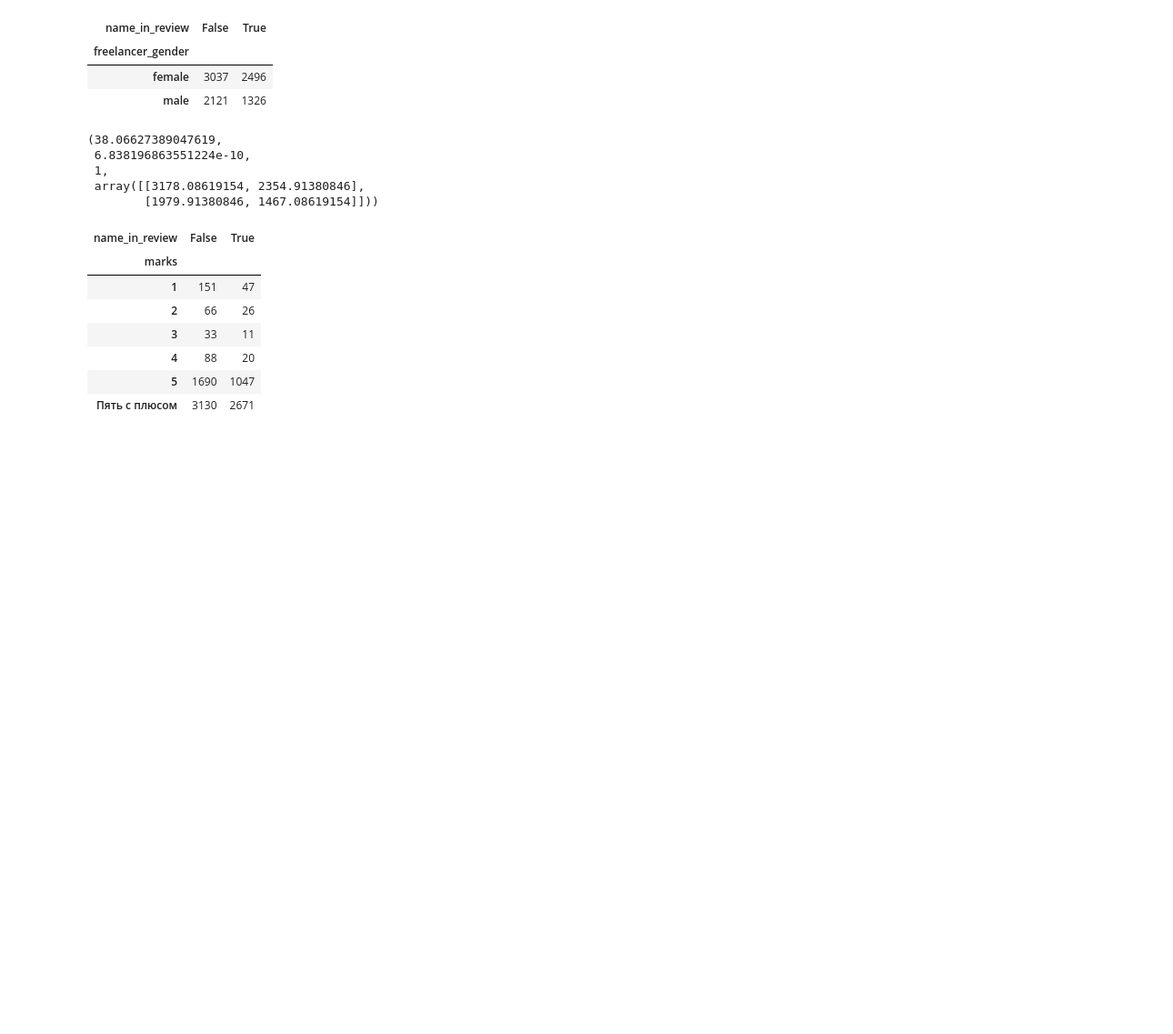
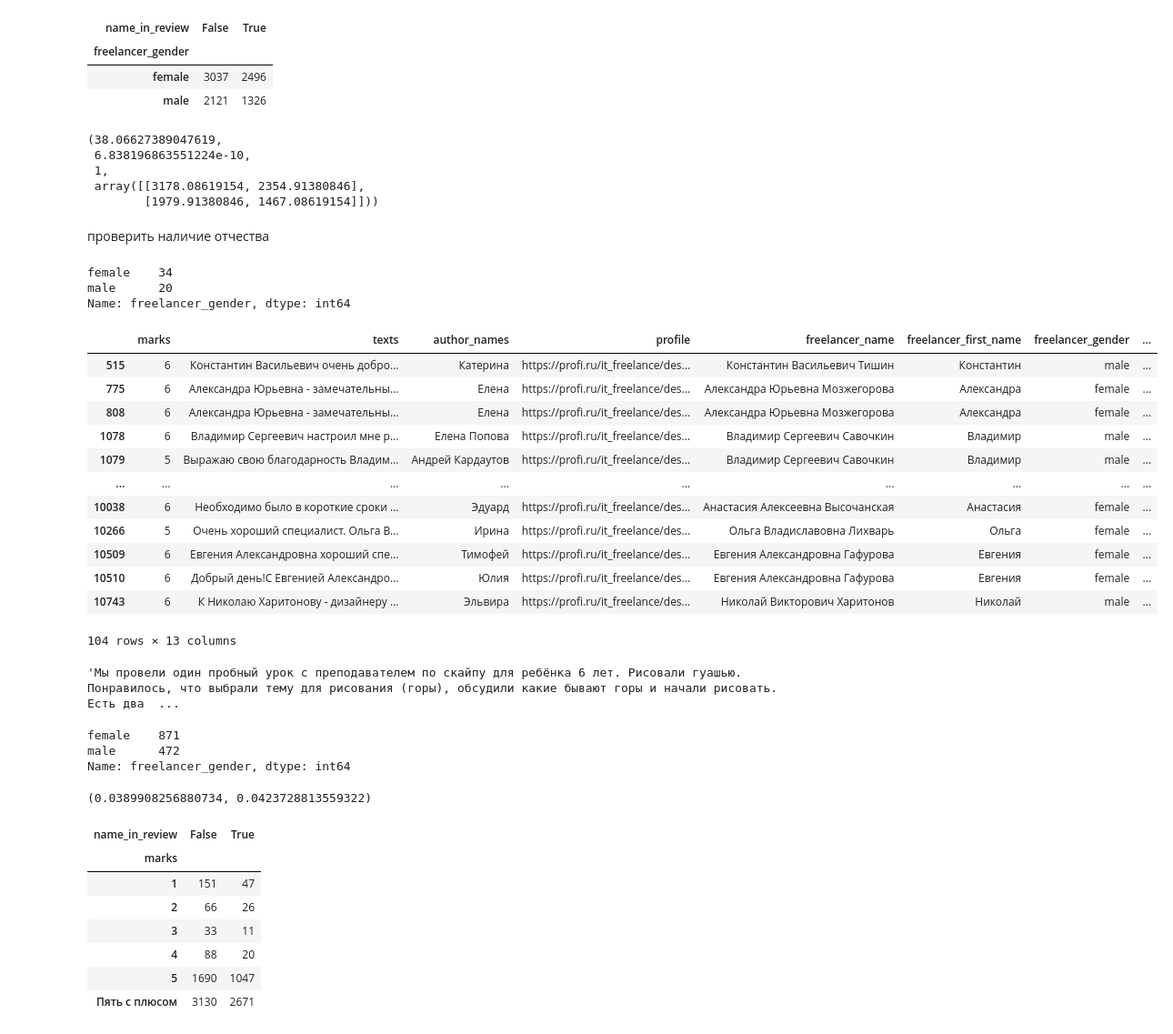
Before and after one commit to nezubkova/nlp-gender, a Jupyter notebook: analysis.ipynb, the cells around one changed output. Shown: that part at 91% size. Cells and saved outputs as stored; diff of their text form; code cells hidden in the pictures; blank space fills up the shorter version.

```diff
--- a/analysis.ipynb
+++ b/analysis.ipynb
@@ -130,6 +156,44 @@ chi2_contingency(ct2)
  1,
  array([[3178.08619154, 2354.91380846],
         [1979.91380846, 1467.08619154]]))
+# %% [markdown]
+проверить наличие отчества
+# %%
+with_reviews[with_reviews.texts.str.contains('вич ') | with_reviews.texts.str.contains('вна ')].drop_duplicates(subset='freelancer_name').freelancer_gender.value_counts()
+# %% [output]
+female    34
+male      20
+Name: freelancer_gender, dtype: int64
+# %%
+with_reviews[with_reviews.texts.str.contains('вич ') | with_reviews.texts.str.contains('евна ') | with_reviews.texts.str.contains('евной') | with_reviews.texts.str.contains('овна ') | with_reviews.texts.str.contains('овной ')]
+# %% [output]
+|  | marks | texts | author_names | profile | freelancer_name | freelancer_first_name | freelancer_gender | ... |
+| 515 | 6 | Константин Васильевич очень добро... | Катерина | https://profi.ru/it_freelance/des... | Константин Васильевич Тишин | Константин | male | ... |
+| 775 | 6 | Александра Юрьевна - замечательны... | Елена | https://profi.ru/it_freelance/des... | Александра Юрьевна Мозжегорова | Александра | female | ... |
+| 808 | 6 | Александра Юрьевна - замечательны... | Елена | https://profi.ru/it_freelance/des... | Александра Юрьевна Мозжегорова | Александра | female | ... |
+| 1078 | 6 | Владимир Сергеевич настроил мне р... | Елена Попова | https://profi.ru/it_freelance/des... | Владимир Сергеевич Савочкин | Владимир | male | ... |
+| 1079 | 5 | Выражаю свою благодарность Владим... | Андрей Кардаутов | https://profi.ru/it_freelance/des... | Владимир Сергеевич Савочкин | Владимир | male | ... |
+| ... | ... | ... | ... | ... | ... | ... | ... | ... |
+| 10038 | 6 | Необходимо было в короткие сроки ... | Эдуард | https://profi.ru/it_freelance/des... | Анастасия Алексеевна Высочанская | Анастасия | female | ... |
+| 10266 | 5 | Очень хороший специалист. Ольга В... | Ирина | https://profi.ru/it_freelance/des... | Ольга Владиславовна Лихварь | Ольга | female | ... |
+| 10509 | 6 | Евгения Александровна хороший спе... | Тимофей | https://profi.ru/it_freelance/des... | Евгения Александровна Гафурова | Евгения | female | ... |
+| 10510 | 6 | Добрый день!С Евгенией Александро... | Юлия | https://profi.ru/it_freelance/des... | Евгения Александровна Гафурова | Евгения | female | ... |
+| 10743 | 6 | К Николаю Харитонову - дизайнеру ... | Эльвира | https://profi.ru/it_freelance/des... | Николай Викторович Харитонов | Николай | male | ... |
+104 rows × 13 columns
+# %%
+with_reviews.loc[3969].texts
+# %% [output]
+'Мы провели один пробный урок с преподавателем по скайпу для ребёнка 6 лет. Рисовали гуашью. Понравилось, что выбрали тему для рисования (горы), обсудили какие бывают горы и начали рисовать. Есть два  ...
+# %%
+with_reviews.drop_duplicates(subset='freelancer_name').freelancer_gender.value_counts()
+# %% [output]
+female    871
+male      472
+Name: freelancer_gender, dtype: int64
+# %%
+34/872, 20/472
+# %% [output]
+(0.0389908256880734, 0.0423728813559322)
 # %%
 ct3 = pd.crosstab(with_reviews['marks'], with_reviews['name_in_review'])
 ct3
```
Also changed, not shown: parts of 21 cells of this notebook.
